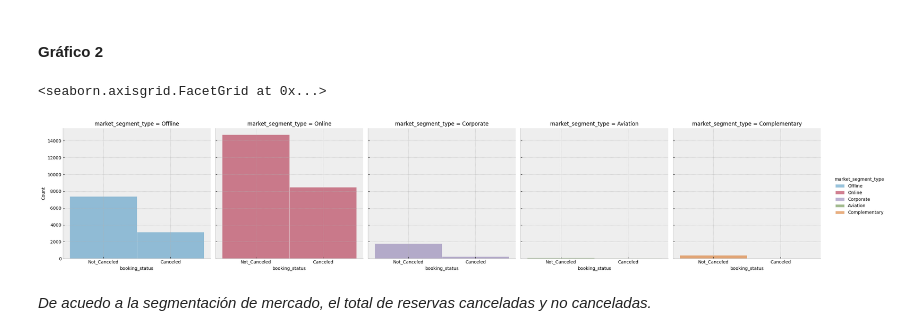
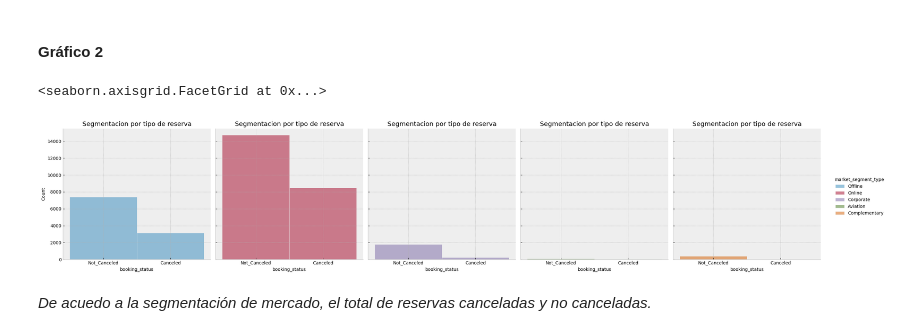
Before and after one commit to daniperez92/Data_Science, a Jupyter notebook: Segundo Desafío/VisualizaciónPerez.ipynb, the cells around one changed output. Saved outputs shown, nothing was run; the diff lists cells and outputs as text; code cells hidden in the pictures.

```diff
--- a/Segundo Desafío/VisualizaciónPerez.ipynb
+++ b/Segundo Desafío/VisualizaciónPerez.ipynb
@@ -93,10 +144,11 @@ sns.barplot(data=hotel_total, x='market_segment_type', y='total_persons', hue =
 # %% [markdown]
 #### Gráfico 2
 # %%
-sns.displot(data=hotel_total,x='booking_status', hue='market_segment_type', col='market_segment_type')
+ms=sns.displot(data=hotel_total,x='booking_status', hue='market_segment_type', col='market_segment_type')
+ms.set(title= 'Segmentacion por tipo de reserva')
 # %% [output]
 <seaborn.axisgrid.FacetGrid at 0x...>
-[figure, old version]
+[figure, new version]
 # %% [markdown]
 *De acuedo a la segmentación de mercado, el total de reservas canceladas y no canceladas.*
 # %% [markdown]
```
Also changed, not shown: parts of 8 cells of this notebook.
